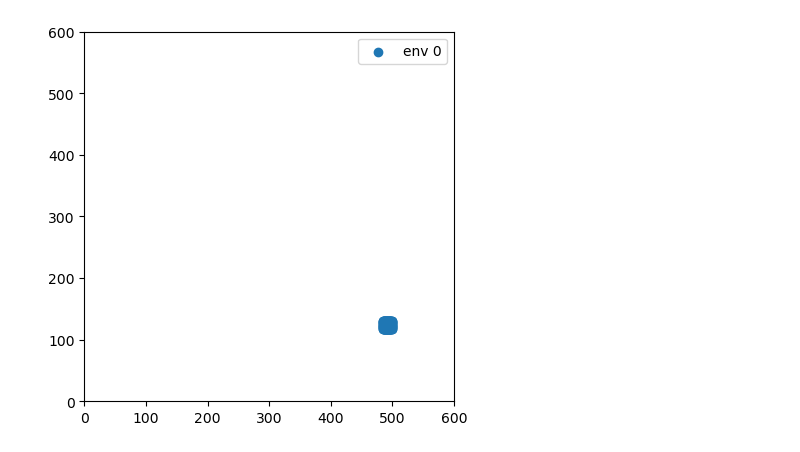
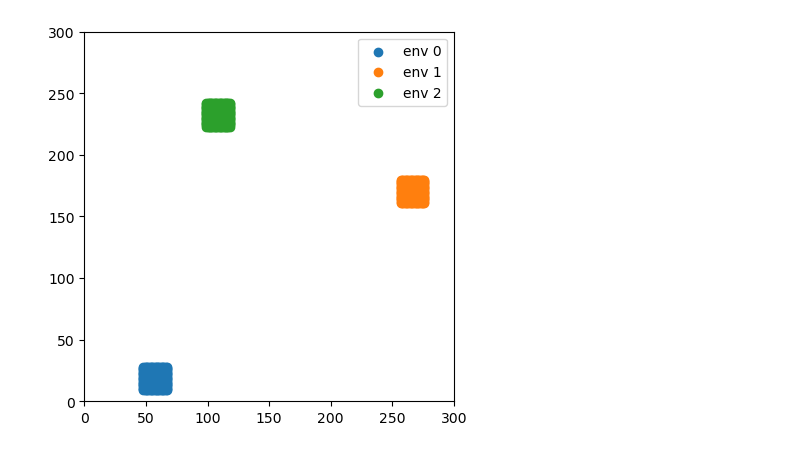
Before and after one commit to JGKing88/complementary-learning-systems, a Jupyter notebook: notebooks/agent_testing.ipynb, the cells around one changed output. Drawn from its saved outputs; the diff is of its cells as text; code cells hidden in the pictures.

```diff
--- a/notebooks/agent_testing.ipynb
+++ b/notebooks/agent_testing.ipynb
@@ -37,7 +34,7 @@ The autoreload extension is already loaded. To reload it, use:
 lambdas = [11,12,13]
 Ng = np.sum(np.square(lambdas))
 Npos = np.prod(lambdas)
-Npos = 600
+Npos = 300
 gbook = gen_gbook_2d(lambdas, Ng, Npos)
 Phi_np = smooth_gbook(gbook, lambdas, 0.25)
 Phi = torch.tensor(Phi_np, dtype=torch.float32)
@@ -78,8 +75,8 @@ with torch.no_grad():
 encoded_Phi = torch.cat(encoded_Phi_chunks, dim=0)
 encoded_Phi = encoded_Phi.reshape(Npos, Npos, embed_dim).to("cpu")
 # %%
-n_envs = 1
-size = 15
+n_envs = 3
+size = 20
 
 used = []  # store placed (x, y)
 C_pairs = []
@@ -95,34 +92,34 @@ while len(C_pairs) < n_envs and tries < max_tries:
     tries += 1
 
 all_env_indices = []
 goal_states = []
 goal_locations = []
 
 for env_idx in range(n_envs):
     C_X, C_Y = C_pairs[env_idx]
     x, y = np.meshgrid(np.arange(size), np.arange(size), indexing='ij')
     env_indices = np.stack((C_X + x, C_Y + y), axis=-1)
     all_env_indices.append(env_indices)
 
     flat_env = env_indices.reshape(-1, 2)
     goal_loc = flat_env[np.random.choice(len(flat_env))]
     goal_states.append(Phi[:, goal_loc[0], goal_loc[1]])
     goal_locations.append(goal_loc)
 
 width, height = Npos, Npos
 
 for env_idx in range(n_envs):
     env_indices = all_env_indices[env_idx]
     pos = env_indices.reshape(-1, 2)
     plt.scatter(pos[:, 0], pos[:, 1], label=f"env {env_idx}")
 
 plt.xlim(0, width)
 plt.ylim(0, height)
 plt.gca().set_aspect('equal', adjustable='box')  # keep the aspect ratio square
 plt.legend()
 plt.show()
 # %% [output]
-[figure, old version]
+[figure, new version]
 # %%
 hop = Hopfield(num_units=embed_dim,beta=gain,device="cpu")
 Phi_mem = torch.stack(goal_states).to(device)
```
Also changed, not shown: parts of 4 cells of this notebook, 7 other files.
